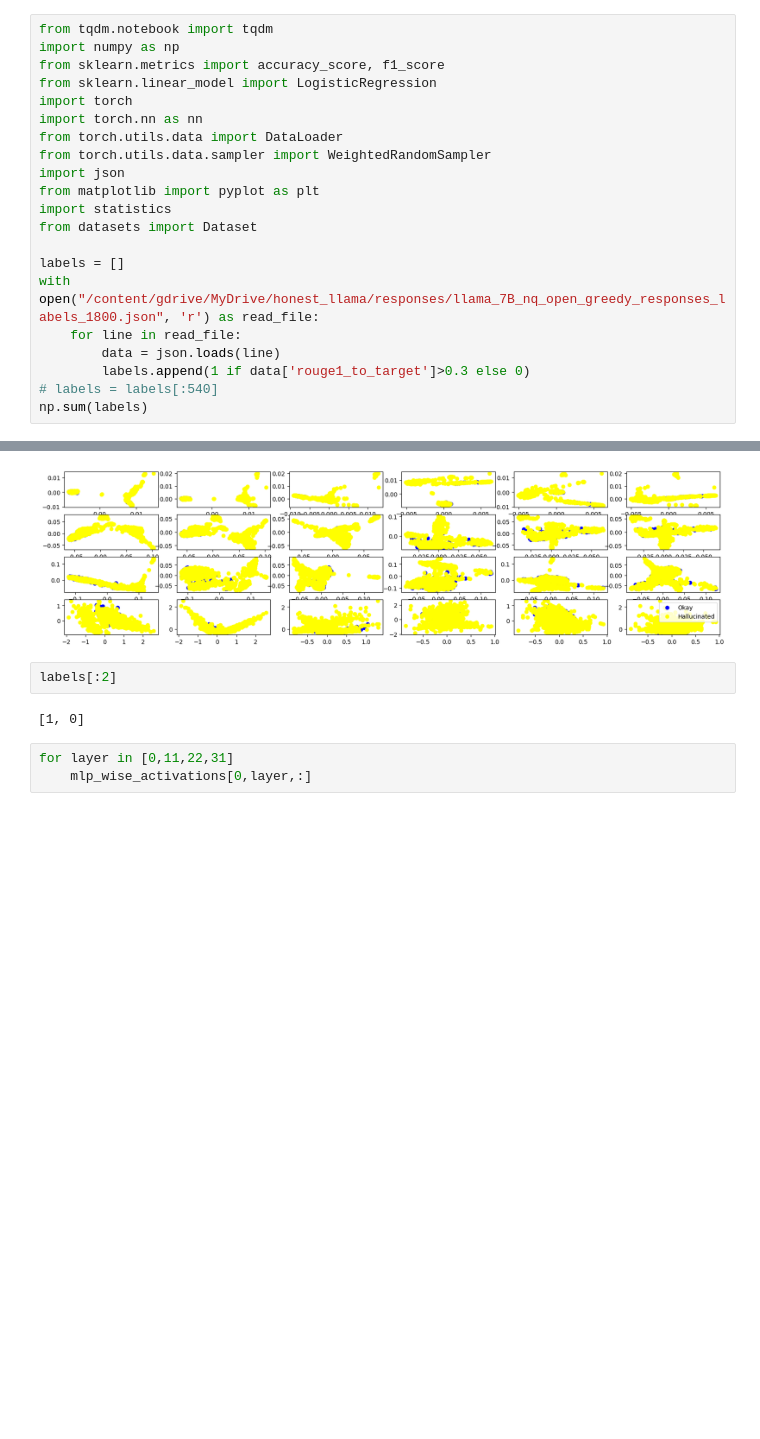
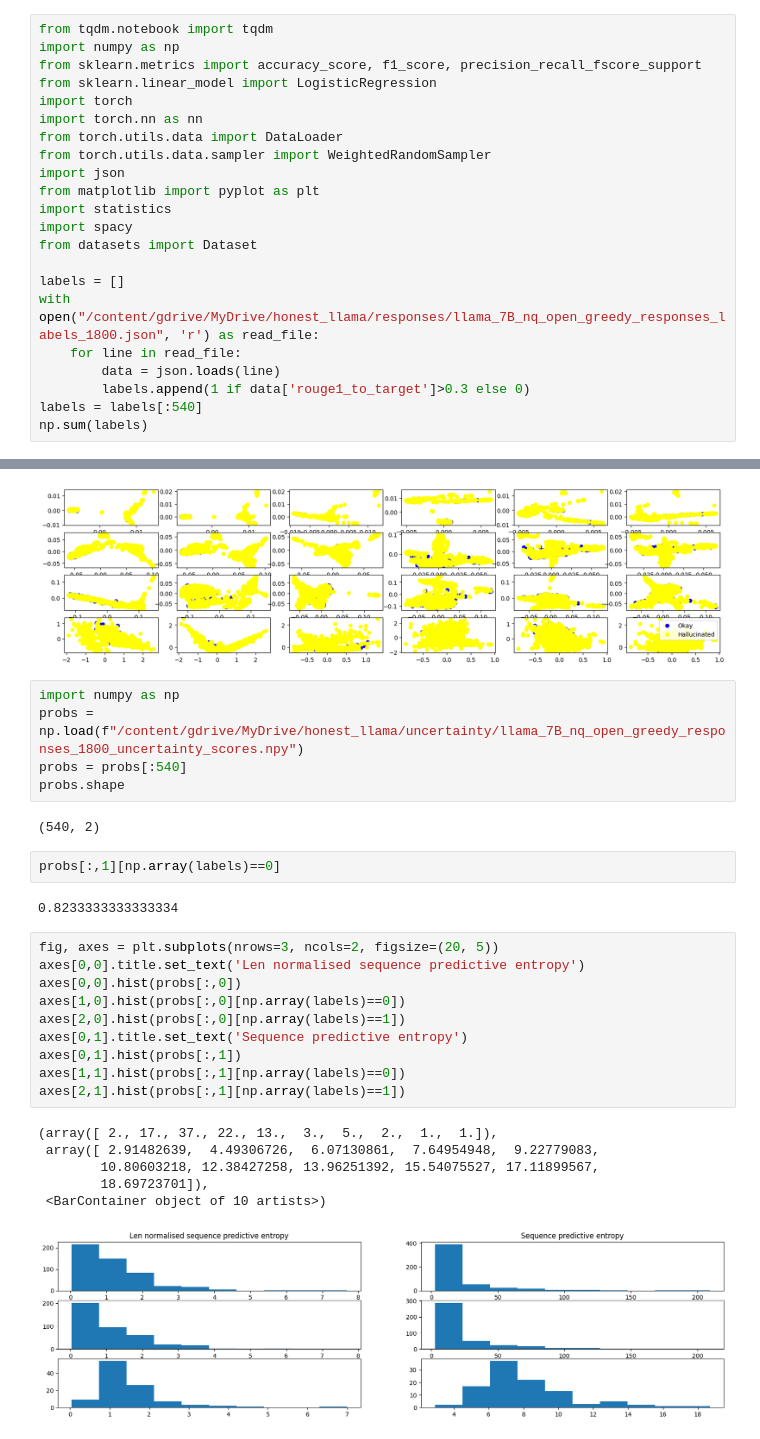
Before and after one commit to itsmemala/honest_llama, a Jupyter notebook: TruthQA_NQ.ipynb, the cells around one changed output, grey strips where cells are left out. Saved outputs shown, nothing was run; the diff lists cells and outputs as text; blank space fills up the shorter version.

```diff
--- a/TruthQA_NQ.ipynb
+++ b/TruthQA_NQ.ipynb
@@ -496,7 +481,7 @@ Successfully installed datasets-2.18.0 dill-0.3.8 multiprocess-0.70.16 xxhash-3.
 # %%
 from tqdm.notebook import tqdm
 import numpy as np
-from sklearn.metrics import accuracy_score, f1_score
+from sklearn.metrics import accuracy_score, f1_score, precision_recall_fscore_support
 from sklearn.linear_model import LogisticRegression
 import torch
 import torch.nn as nn
@@ -505,6 +490,7 @@ from torch.utils.data.sampler import WeightedRandomSampler
 import json
 from matplotlib import pyplot as plt
 import statistics
+import spacy
 from datasets import Dataset
 
 labels = []
@@ -512,6 +498,6 @@ with open("/content/gdrive/MyDrive/honest_llama/responses/llama_7B_nq_open_greed
     for line in read_file:
         data = json.loads(line)
         labels.append(1 if data['rouge1_to_target']>0.3 else 0)
-# labels = labels[:540]
+labels = labels[:540]
 np.sum(labels)
 # %% [output]
@@ -858,10 +927,31 @@ plt.legend()
 plt.show()
 # %% [output]
 [figure]
-# %%
-labels[:2]
-# %% [output]
-[1, 0]
-# %%
-for layer in [0,11,22,31]
-    mlp_wise_activations[0,layer,:]
+# %%
+import numpy as np
+probs = np.load(f"/content/gdrive/MyDrive/honest_llama/uncertainty/llama_7B_nq_open_greedy_responses_1800_uncertainty_scores.npy")
+probs = probs[:540]
+probs.shape
+# %% [output]
+(540, 2)
+# %%
+probs[:,1][np.array(labels)==0]
+# %% [output]
+0.8233333333333334
+# %%
+fig, axes = plt.subplots(nrows=3, ncols=2, figsize=(20, 5))
+axes[0,0].title.set_text('Len normalised sequence predictive entropy')
+axes[0,0].hist(probs[:,0])
+axes[1,0].hist(probs[:,0][np.array(labels)==0])
+axes[2,0].hist(probs[:,0][np.array(labels)==1])
+axes[0,1].title.set_text('Sequence predictive entropy')
+axes[0,1].hist(probs[:,1])
+axes[1,1].hist(probs[:,1][np.array(labels)==0])
+axes[2,1].hist(probs[:,1][np.array(labels)==1])
+# %% [output]
+(array([ 2., 17., 37., 22., 13.,  3.,  5.,  2.,  1.,  1.]),
+ array([ 2.91482639,  4.49306726,  6.07130861,  7.64954948,  9.22779083,
+        10.80603218, 12.38427258, 13.96251392, 15.54075527, 17.11899567,
+        18.69723701]),
+ <BarContainer object of 10 artists>)
+[figure, added]
```
Also changed, not shown: parts of 16 cells of this notebook, 2 other files.
